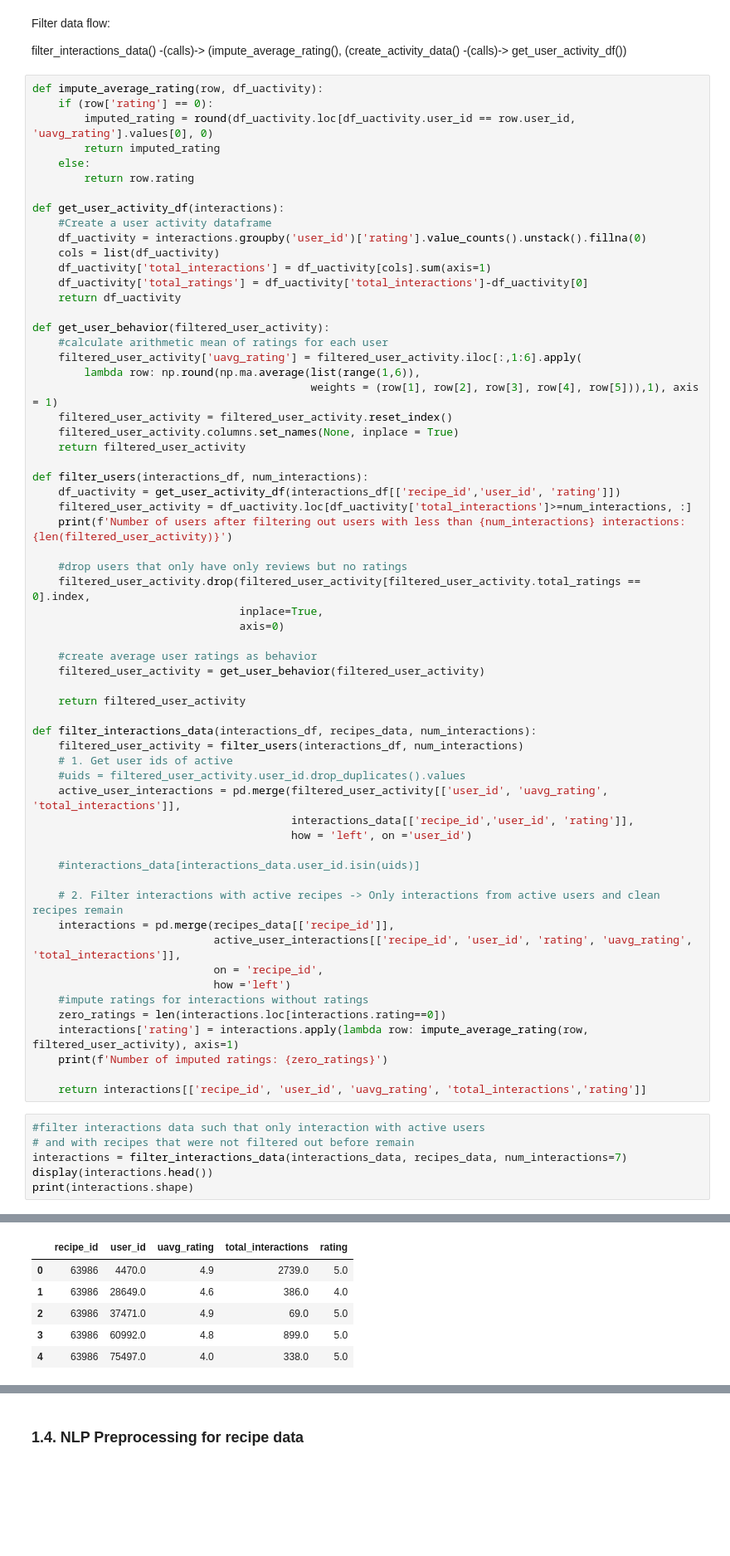
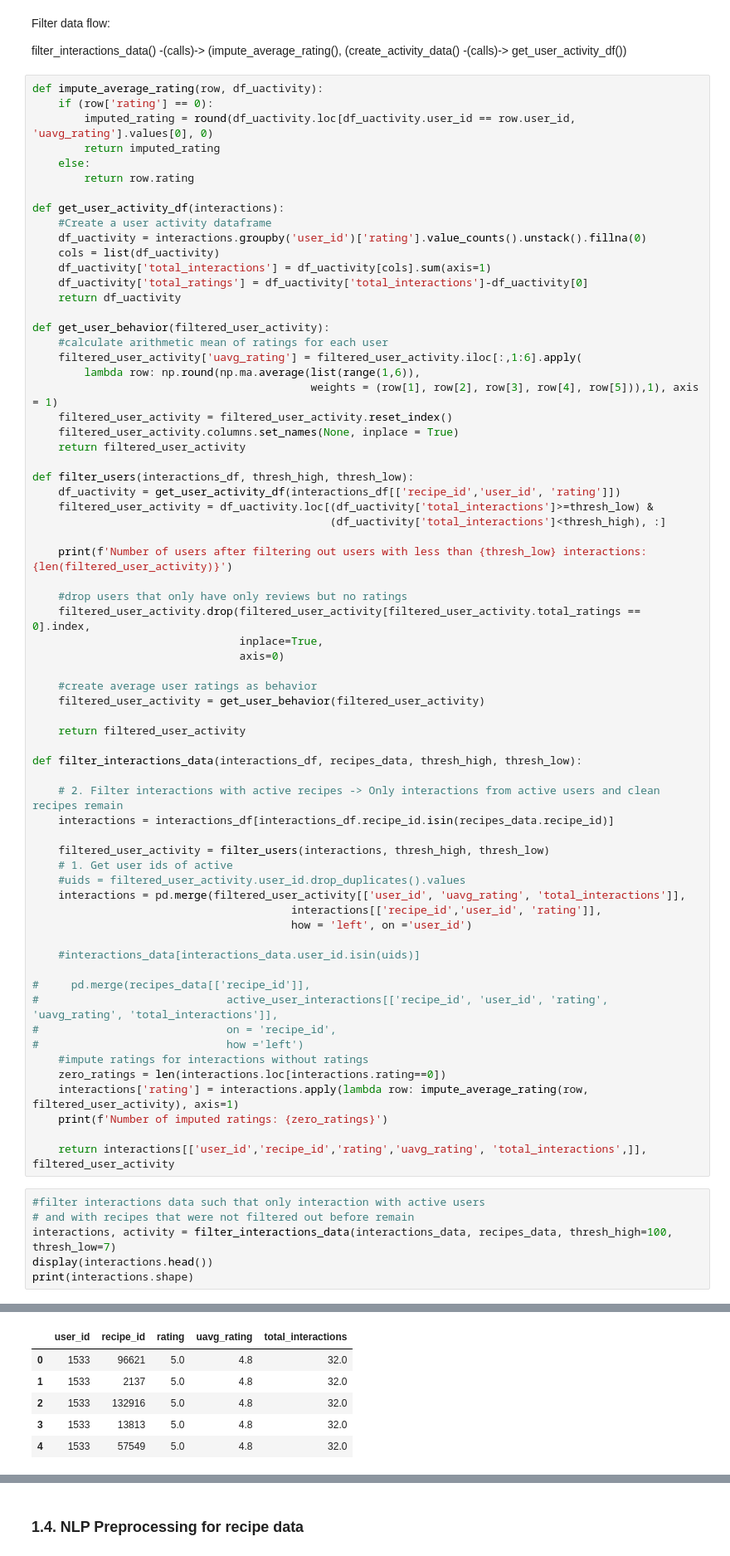
Before and after one commit to CaroHolt/WebMiningRecipeProject, a Jupyter notebook: code/Content Mining Overall.ipynb, the cells around one changed output, grey strips where cells are left out. Shown at 83% size. Drawn from its saved outputs; the diff is of its cells as text; blank space fills up the shorter version.

```diff
--- a/code/Content Mining Overall.ipynb
+++ b/code/Content Mining Overall.ipynb
@@ -155,10 +151,12 @@ def get_user_behavior(filtered_user_activity):
     filtered_user_activity.columns.set_names(None, inplace = True)
     return filtered_user_activity
 
-def filter_users(interactions_df, num_interactions):
+def filter_users(interactions_df, thresh_high, thresh_low):
     df_uactivity = get_user_activity_df(interactions_df[['recipe_id','user_id', 'rating']])
-    filtered_user_activity = df_uactivity.loc[df_uactivity['total_interactions']>=num_interactions, :]
-    print(f'Number of users after filtering out users with less than {num_interactions} interactions: {len(filtered_user_activity)}')
+    filtered_user_activity = df_uactivity.loc[(df_uactivity['total_interactions']>=thresh_low) &
+                                              (df_uactivity['total_interactions']<thresh_high), :]
+
+    print(f'Number of users after filtering out users with less than {thresh_low} interactions: {len(filtered_user_activity)}')
 
     #drop users that only have only reviews but no ratings
     filtered_user_activity.drop(filtered_user_activity[filtered_user_activity.total_ratings == 0].index,
@@ -170,31 +168,34 @@ def filter_users(interactions_df, num_interactions):
 
     return filtered_user_activity
 
-def filter_interactions_data(interactions_df, recipes_data, num_interactions):
-    filtered_user_activity = filter_users(interactions_df, num_interactions)
+def filter_interactions_data(interactions_df, recipes_data, thresh_high, thresh_low):
+
+    # 2. Filter interactions with active recipes -> Only interactions from active users and clean recipes remain
+    interactions = interactions_df[interactions_df.recipe_id.isin(recipes_data.recipe_id)]
+
+    filtered_user_activity = filter_users(interactions, thresh_high, thresh_low)
     # 1. Get user ids of active
     #uids = filtered_user_activity.user_id.drop_duplicates().values
-    active_user_interactions = pd.merge(filtered_user_activity[['user_id', 'uavg_rating', 'total_interactions']],
-                                        interactions_data[['recipe_id','user_id', 'rating']],
+    interactions = pd.merge(filtered_user_activity[['user_id', 'uavg_rating', 'total_interactions']],
+                                        interactions[['recipe_id','user_id', 'rating']],
                                         how = 'left', on ='user_id')
 
     #interactions_data[interactions_data.user_id.isin(uids)]
 
-    # 2. Filter interactions with active recipes -> Only interactions from active users and clean recipes remain
-    interactions = pd.merge(recipes_data[['recipe_id']],
-                            active_user_interactions[['recipe_id', 'user_id', 'rating', 'uavg_rating', 'total_interactions']],
-                            on = 'recipe_id',
-                            how ='left')
+#     pd.merge(recipes_data[['recipe_id']],
+#                             active_user_interactions[['recipe_id', 'user_id', 'rating', 'uavg_rating', 'total_interactions']],
+#                             on = 'recipe_id',
+#                             how ='left')
     #impute ratings for interactions without ratings
     zero_ratings = len(interactions.loc[interactions.rating==0])
     interactions['rating'] = interactions.apply(lambda row: impute_average_rating(row, filtered_user_activity), axis=1)
     print(f'Number of imputed ratings: {zero_ratings}')
 
-    return interactions[['recipe_id', 'user_id', 'uavg_rating', 'total_interactions','rating']]
+    return interactions[['user_id','recipe_id','rating','uavg_rating', 'total_interactions',]], filtered_user_activity
 # %%
 #filter interactions data such that only interaction with active users
 # and with recipes that were not filtered out before remain
-interactions = filter_interactions_data(interactions_data, recipes_data, num_interactions=7)
+interactions, activity = filter_interactions_data(interactions_data, recipes_data, thresh_high=100, thresh_low=7)
 display(interactions.head())
 print(interactions.shape)
 # %% [output]
@@ -207,6 +208,6 @@ Number of imputed ratings: 8169
-|  | recipe_id | user_id | uavg_rating | total_interactions | rating |
-| 0 | 63986 | 4470.0 | 4.9 | 2739.0 | 5.0 |
-| 1 | 63986 | 28649.0 | 4.6 | 386.0 | 4.0 |
-| 2 | 63986 | 37471.0 | 4.9 | 69.0 | 5.0 |
-| 3 | 63986 | 60992.0 | 4.8 | 899.0 | 5.0 |
-| 4 | 63986 | 75497.0 | 4.0 | 338.0 | 5.0 |
+|  | user_id | recipe_id | rating | uavg_rating | total_interactions |
+| 0 | 1533 | 96621 | 5.0 | 4.8 | 32.0 |
+| 1 | 1533 | 2137 | 5.0 | 4.8 | 32.0 |
+| 2 | 1533 | 132916 | 5.0 | 4.8 | 32.0 |
+| 3 | 1533 | 13813 | 5.0 | 4.8 | 32.0 |
+| 4 | 1533 | 57549 | 5.0 | 4.8 | 32.0 |
```
Also changed, not shown: parts of 15 cells of this notebook.
